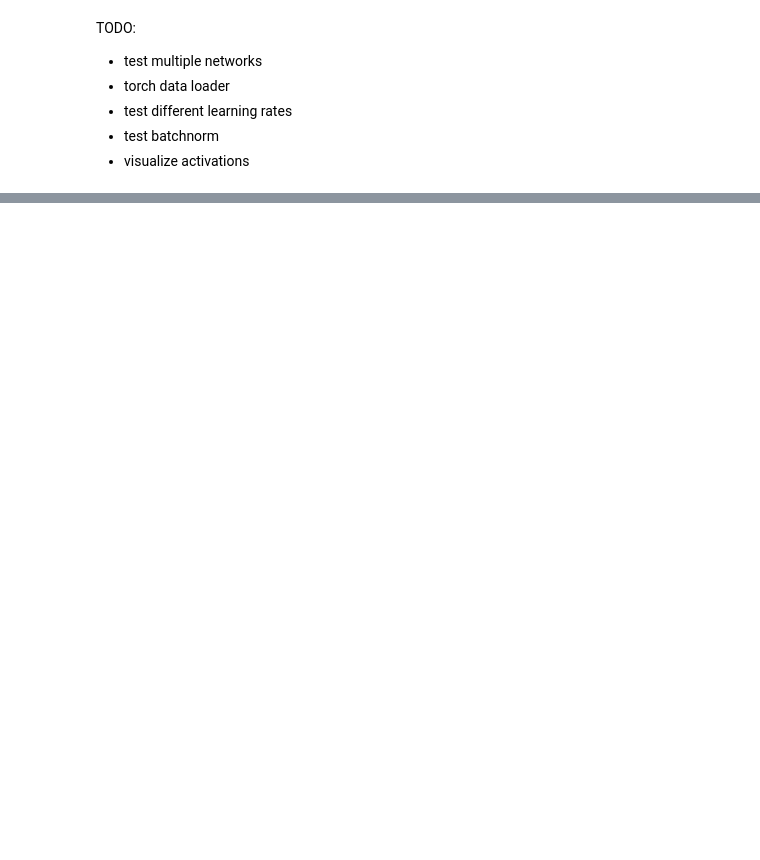
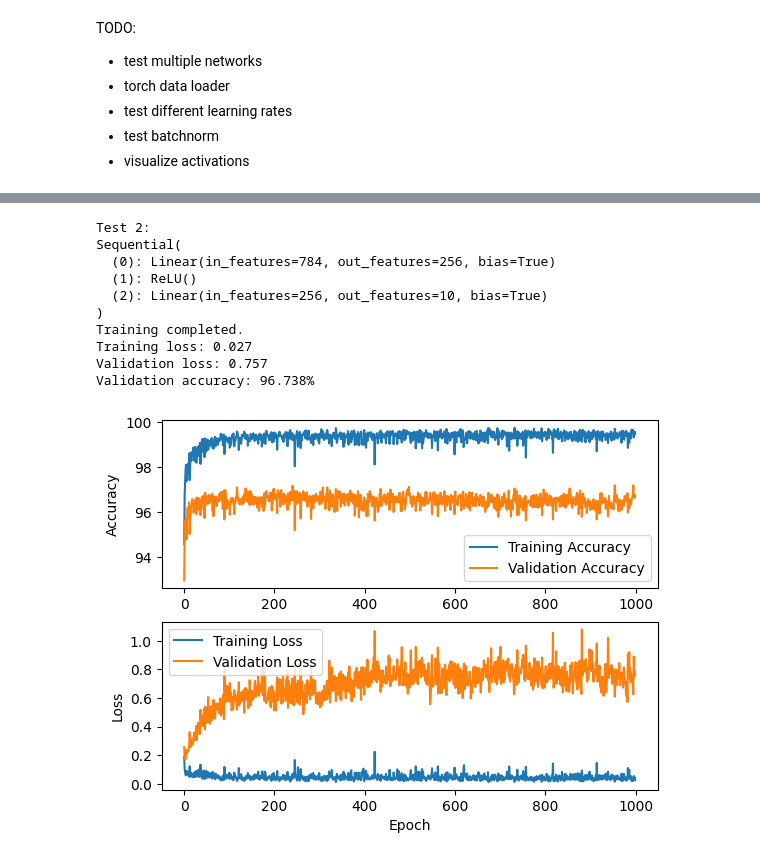
Before and after one commit to zirkelc/ai-notebooks, a Jupyter notebook: mnist-pytorch.ipynb, the cells around one changed output, grey strips where cells are left out. Saved outputs shown, nothing was run; the diff lists cells and outputs as text; code cells hidden in the pictures; blank space fills up the shorter version.

```diff
--- a/mnist-pytorch.ipynb
+++ b/mnist-pytorch.ipynb
@@ -301,0 +366,19 @@ plt.legend()
+# %%
+print("Test 2:")
+
+model = build_model([256])
+print(model)
+
+train_model(model, train_data=(X_train, y_train), validate_data=(X_validate, y_validate), num_epochs=num_epochs, batch_size=batch_size)
+# %% [output]
+Test 2:
+Sequential(
+  (0): Linear(in_features=784, out_features=256, bias=True)
+  (1): ReLU()
+  (2): Linear(in_features=256, out_features=10, bias=True)
+)
+Training completed.
+Training loss: 0.027
+Validation loss: 0.757
+Validation accuracy: 96.738%
+[figure, added]
```
Also changed, not shown: parts of 18 cells of this notebook.
